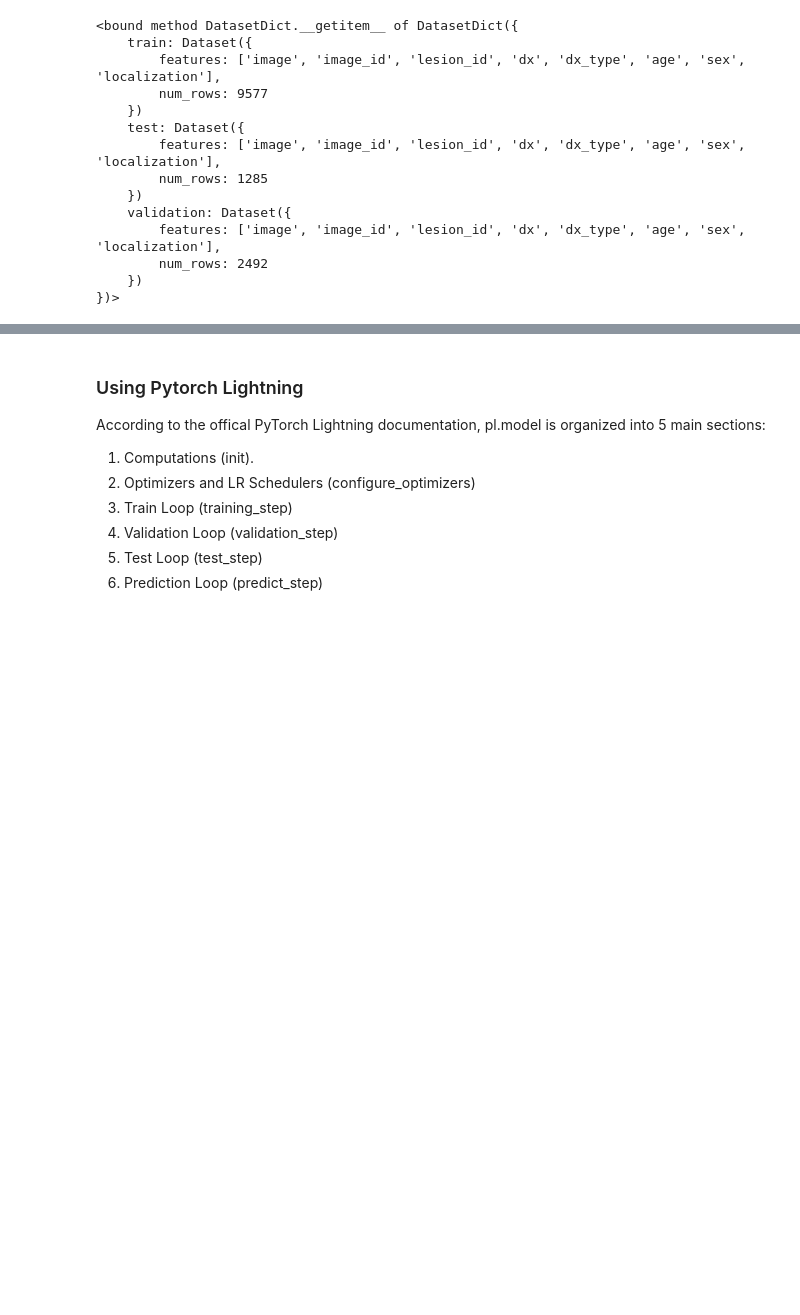
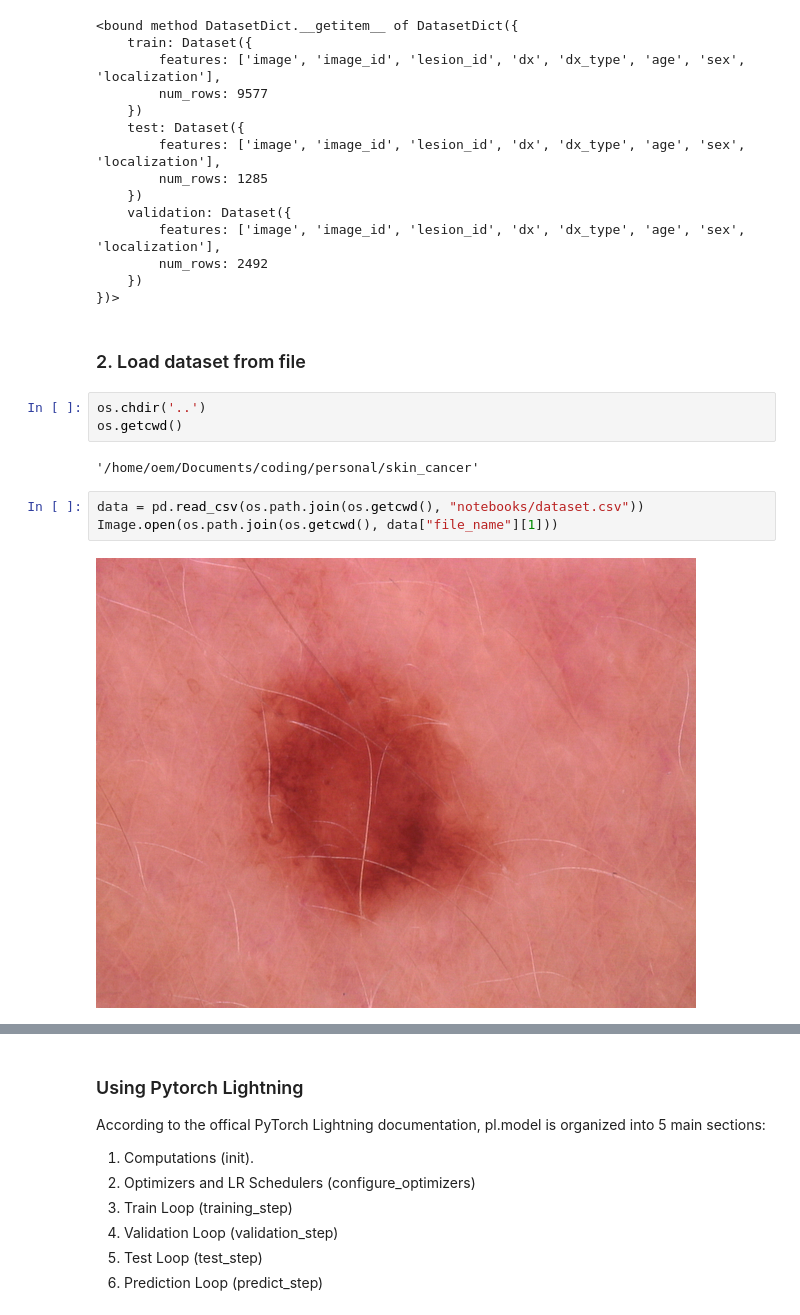
Before and after one commit to marmal88/computer_vision_toolkit, a Jupyter notebook: notebooks/pytorch_lightning.ipynb, the cells around one changed output, grey strips where cells are left out. Saved outputs shown, nothing was run; the diff lists cells and outputs as text; blank space fills up the shorter version.

```diff
--- a/notebooks/pytorch_lightning.ipynb
+++ b/notebooks/pytorch_lightning.ipynb
@@ -41,3 +45,15 @@ Found cached dataset parquet (/home/oem/.cache/huggingface/datasets/marmal88___p
         num_rows: 2492
     })
 })>
+# %% [markdown]
+### 2. Load dataset from file
+# %%
+os.chdir('..')
+os.getcwd()
+# %% [output]
+'/home/oem/Documents/coding/personal/skin_cancer'
+# %%
+data = pd.read_csv(os.path.join(os.getcwd(), "notebooks/dataset.csv"))
+Image.open(os.path.join(os.getcwd(), data["file_name"][1]))
+# %% [output]
+[figure, added]
```
Also changed, not shown: parts of 13 cells of this notebook, 1 other file.
